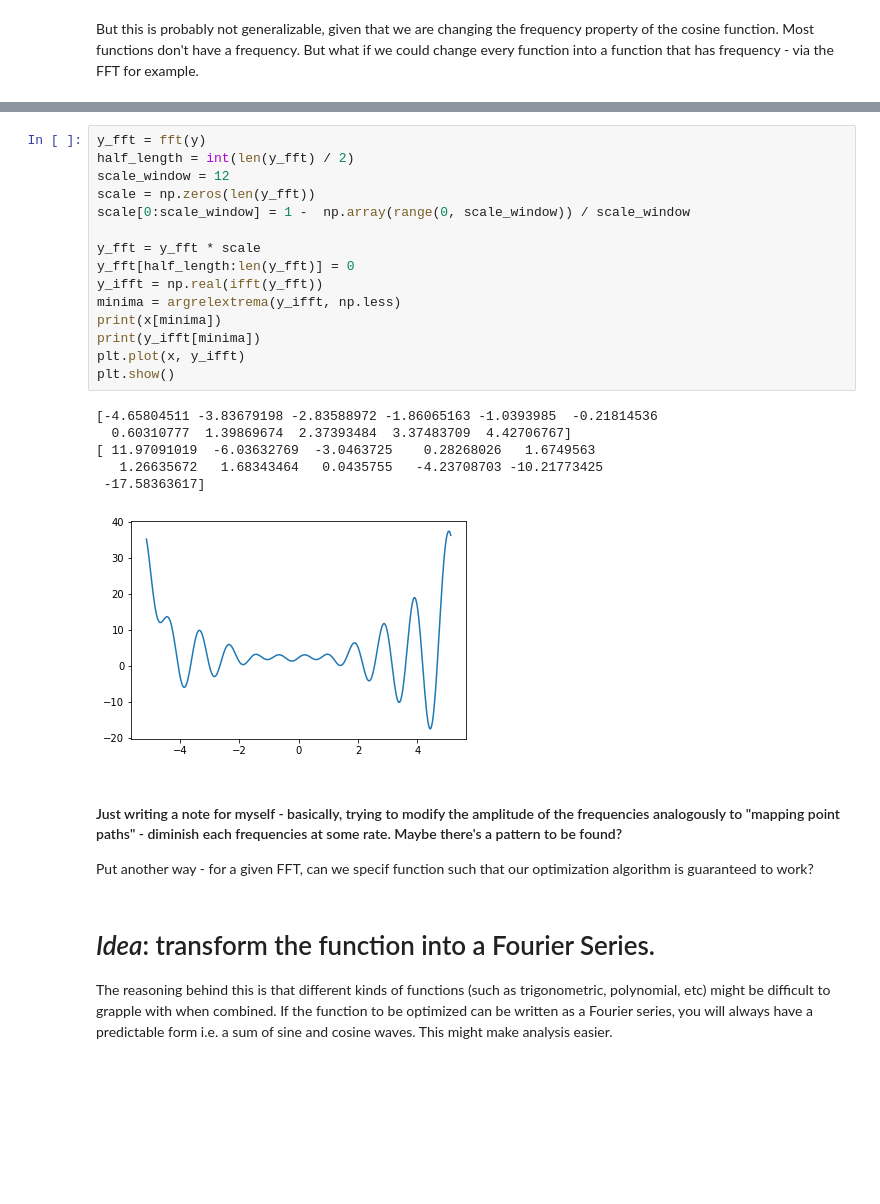
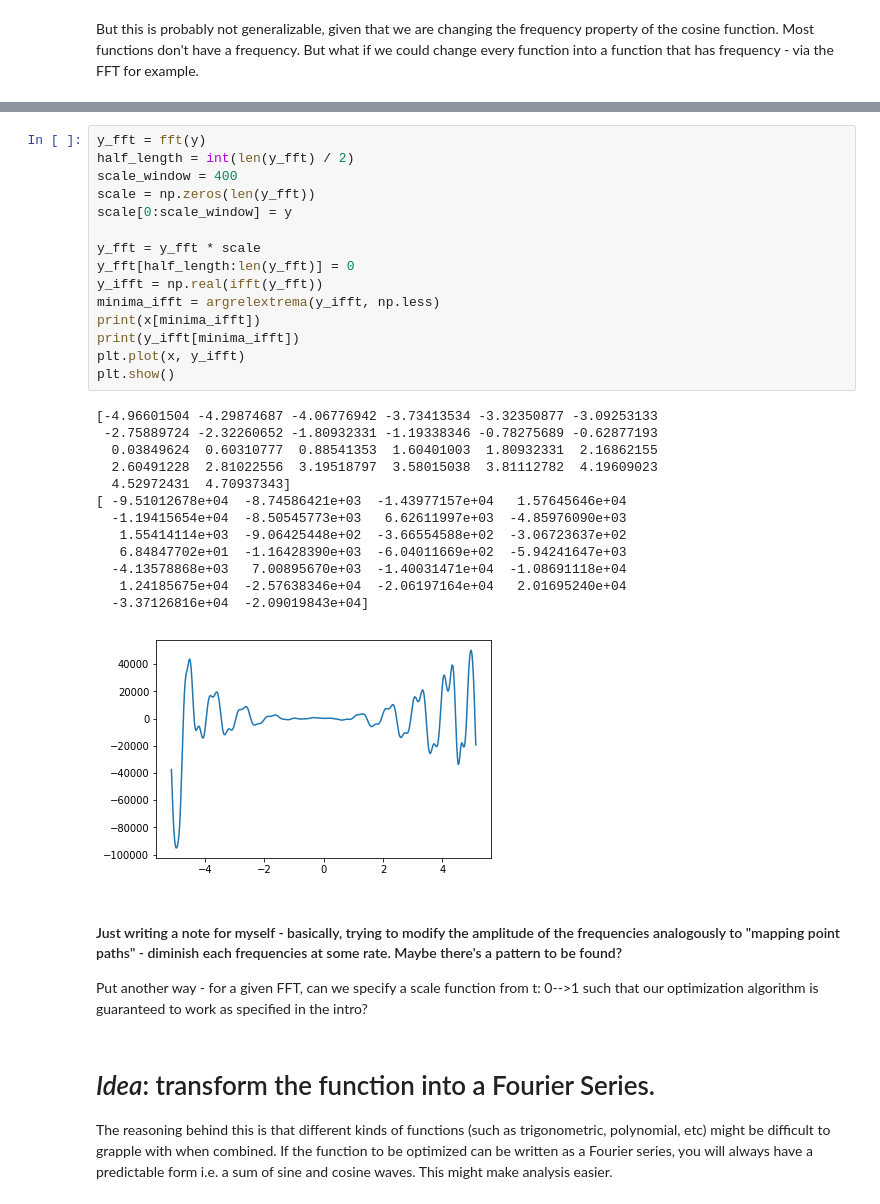
Before and after one commit to ZenPylon/intro-ml-python, a Jupyter notebook: Extrema-Flattening.ipynb, the cells around one changed output, grey strips where cells are left out. Saved outputs shown, nothing was run; the diff lists cells and outputs as text; blank space fills up the shorter version.

```diff
--- a/Extrema-Flattening.ipynb
+++ b/Extrema-Flattening.ipynb
@@ -76,29 +97,36 @@ plt.show()
 # %%
 y_fft = fft(y)
 half_length = int(len(y_fft) / 2)
-scale_window = 12
+scale_window = 400
 scale = np.zeros(len(y_fft))
-scale[0:scale_window] = 1 -  np.array(range(0, scale_window)) / scale_window
+scale[0:scale_window] = y
 
 y_fft = y_fft * scale
 y_fft[half_length:len(y_fft)] = 0
 y_ifft = np.real(ifft(y_fft))
-minima = argrelextrema(y_ifft, np.less)
-print(x[minima])
-print(y_ifft[minima])
+minima_ifft = argrelextrema(y_ifft, np.less)
+print(x[minima_ifft])
+print(y_ifft[minima_ifft])
 plt.plot(x, y_ifft)
 plt.show()
 # %% [output]
-[-4.65804511 -3.83679198 -2.83588972 -1.86065163 -1.0393985  -0.21814536
-  0.60310777  1.39869674  2.37393484  3.37483709  4.42706767]
-[ 11.97091019  -6.03632769  -3.0463725    0.28268026   1.6749563
-   1.26635672   1.68343464   0.0435755   -4.23708703 -10.21773425
- -17.58363617]
+[-4.96601504 -4.29874687 -4.06776942 -3.73413534 -3.32350877 -3.09253133
+ -2.75889724 -2.32260652 -1.80932331 -1.19338346 -0.78275689 -0.62877193
+  0.03849624  0.60310777  0.88541353  1.60401003  1.80932331  2.16862155
+  2.60491228  2.81022556  3.19518797  3.58015038  3.81112782  4.19609023
+  4.52972431  4.70937343]
+[ -9.51012678e+04  -8.74586421e+03  -1.43977157e+04   1.57645646e+04
+  -1.19415654e+04  -8.50545773e+03   6.62611997e+03  -4.85976090e+03
+   1.55414114e+03  -9.06425448e+02  -3.66554588e+02  -3.06723637e+02
+   6.84847702e+01  -1.16428390e+03  -6.04011669e+02  -5.94241647e+03
+  -4.13578868e+03   7.00895670e+03  -1.40031471e+04  -1.08691118e+04
+   1.24185675e+04  -2.57638346e+04  -2.06197164e+04   2.01695240e+04
+  -3.37126816e+04  -2.09019843e+04]
-[figure, old version]
+[figure, new version]
 # %% [markdown]
 #### Just writing a note for myself - basically, trying to modify the amplitude of the frequencies analogously to "mapping point paths" - diminish each frequencies at some rate.  Maybe there's a pattern to be found?
 
-Put another way - for a given FFT, can we specif function such that our optimization algorithm is guaranteed to work?
+Put another way - for a given FFT, can we specify a scale function from t: 0-->1 such that our optimization algorithm is guaranteed to work as specified in the intro?
 # %% [markdown]
 # *Idea*: transform the function into a Fourier Series.
 The reasoning behind this is that different kinds of functions (such as trigonometric, polynomial, etc) might be difficult to grapple with when combined.  If the function to be optimized can be written as a Fourier series, you will always have a predictable form i.e. a sum of sine and cosine waves.  This might make analysis easier.
```
Also changed, not shown: parts of 5 cells of this notebook.
